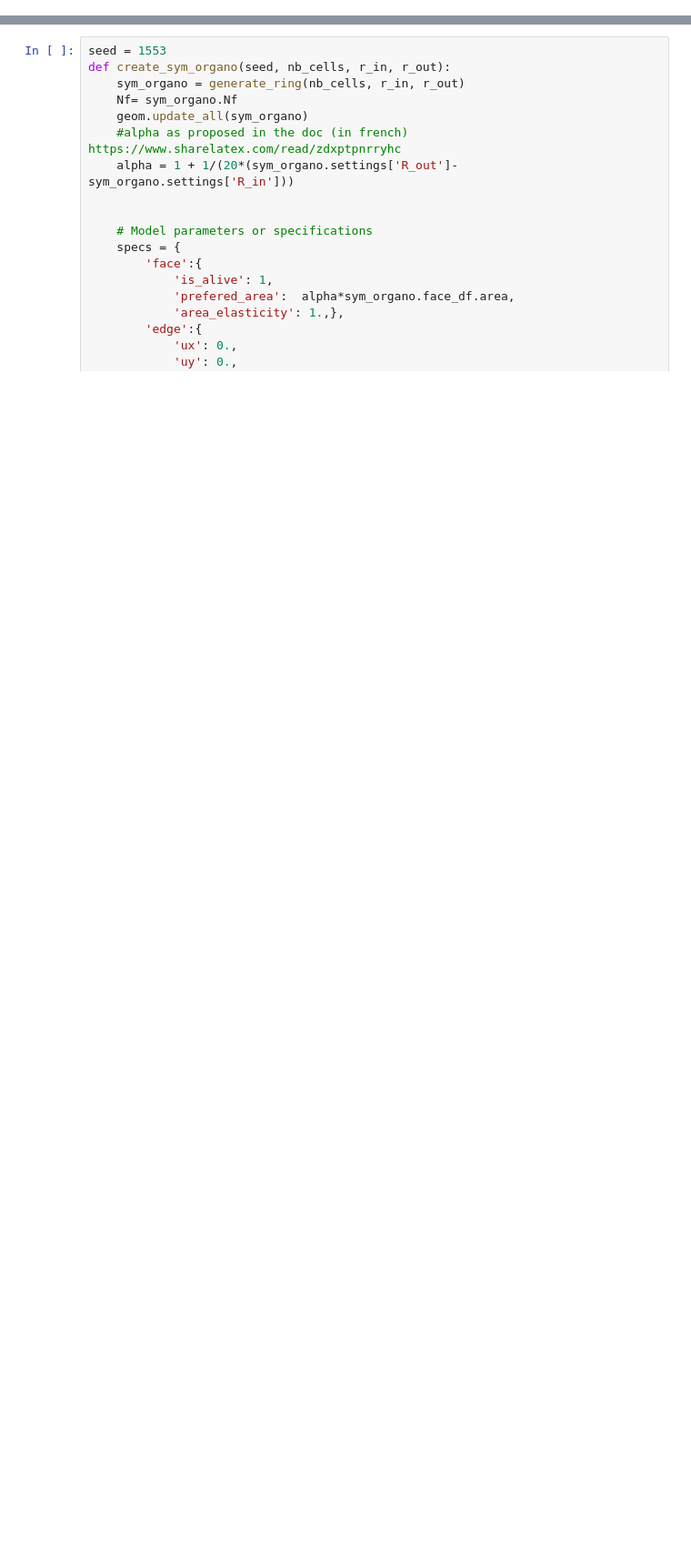
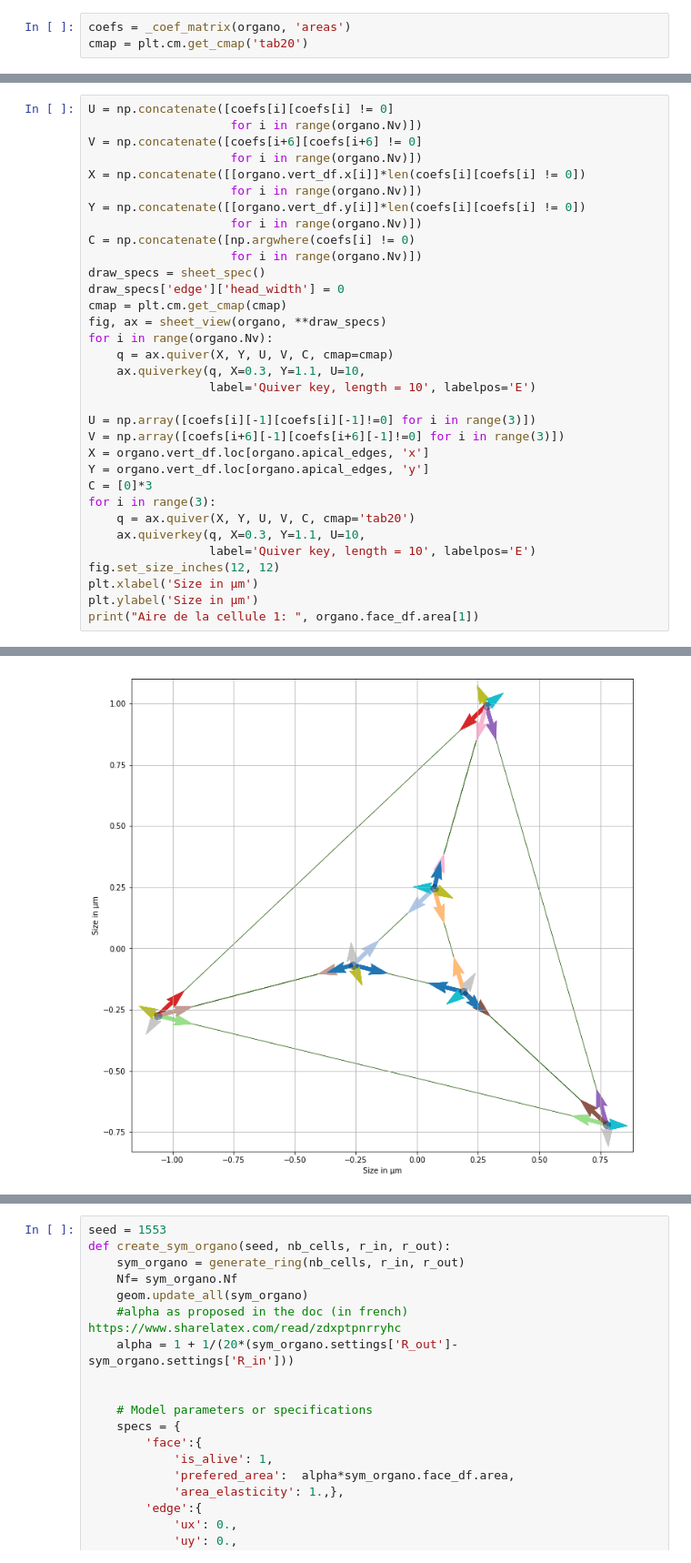
Before and after one commit to felixquinton/tyssue-taylor, a Jupyter notebook: notebooks/fi_investigation.ipynb, the cells around one changed output, grey strips where cells are left out. Shown at 91% size. Drawn from its saved outputs; the diff is of its cells as text; blank space fills up the shorter version.

```diff
--- a/notebooks/fi_investigation.ipynb
+++ b/notebooks/fi_investigation.ipynb
@@ -90,0 +96,3 @@ print_tensions(organo, organo)
+# %%
+coefs = _coef_matrix(organo, 'areas')
+cmap = plt.cm.get_cmap('tab20')
@@ -90,0 +118,34 @@ print_tensions(organo, organo)
+# %%
+U = np.concatenate([coefs[i][coefs[i] != 0]
+                    for i in range(organo.Nv)])
+V = np.concatenate([coefs[i+6][coefs[i+6] != 0]
+                    for i in range(organo.Nv)])
+X = np.concatenate([[organo.vert_df.x[i]]*len(coefs[i][coefs[i] != 0])
+                    for i in range(organo.Nv)])
+Y = np.concatenate([[organo.vert_df.y[i]]*len(coefs[i][coefs[i] != 0])
+                    for i in range(organo.Nv)])
+C = np.concatenate([np.argwhere(coefs[i] != 0)
+                    for i in range(organo.Nv)])
+draw_specs = sheet_spec()
+draw_specs['edge']['head_width'] = 0
+cmap = plt.cm.get_cmap(cmap)
+fig, ax = sheet_view(organo, **draw_specs)
+for i in range(organo.Nv):
+    q = ax.quiver(X, Y, U, V, C, cmap=cmap)
+    ax.quiverkey(q, X=0.3, Y=1.1, U=10,
+                 label='Quiver key, length = 10', labelpos='E')
+
+U = np.array([coefs[i][-1][coefs[i][-1]!=0] for i in range(3)])
+V = np.array([coefs[i+6][-1][coefs[i+6][-1]!=0] for i in range(3)])
+X = organo.vert_df.loc[organo.apical_edges, 'x']
+Y = organo.vert_df.loc[organo.apical_edges, 'y']
+C = [0]*3
+for i in range(3):
+    q = ax.quiver(X, Y, U, V, C, cmap='tab20')
+    ax.quiverkey(q, X=0.3, Y=1.1, U=10,
+                 label='Quiver key, length = 10', labelpos='E')
+fig.set_size_inches(12, 12)
+plt.xlabel('Size in µm')
+plt.ylabel('Size in µm')
+print("Aire de la cellule 1: ", organo.face_df.area[1])
+# %% [output]
@@ -90,0 +153 @@ print_tensions(organo, organo)
+[figure, added]
```
Also changed, not shown: parts of 32 cells of this notebook, 14 other files.
